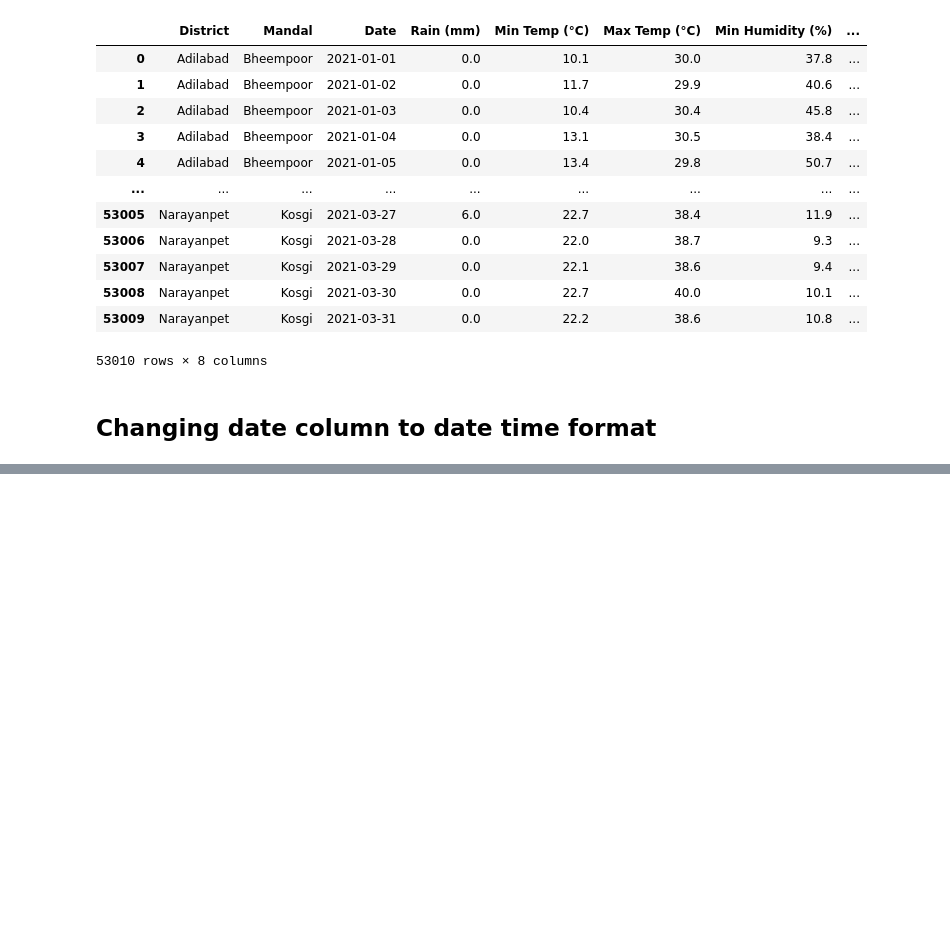
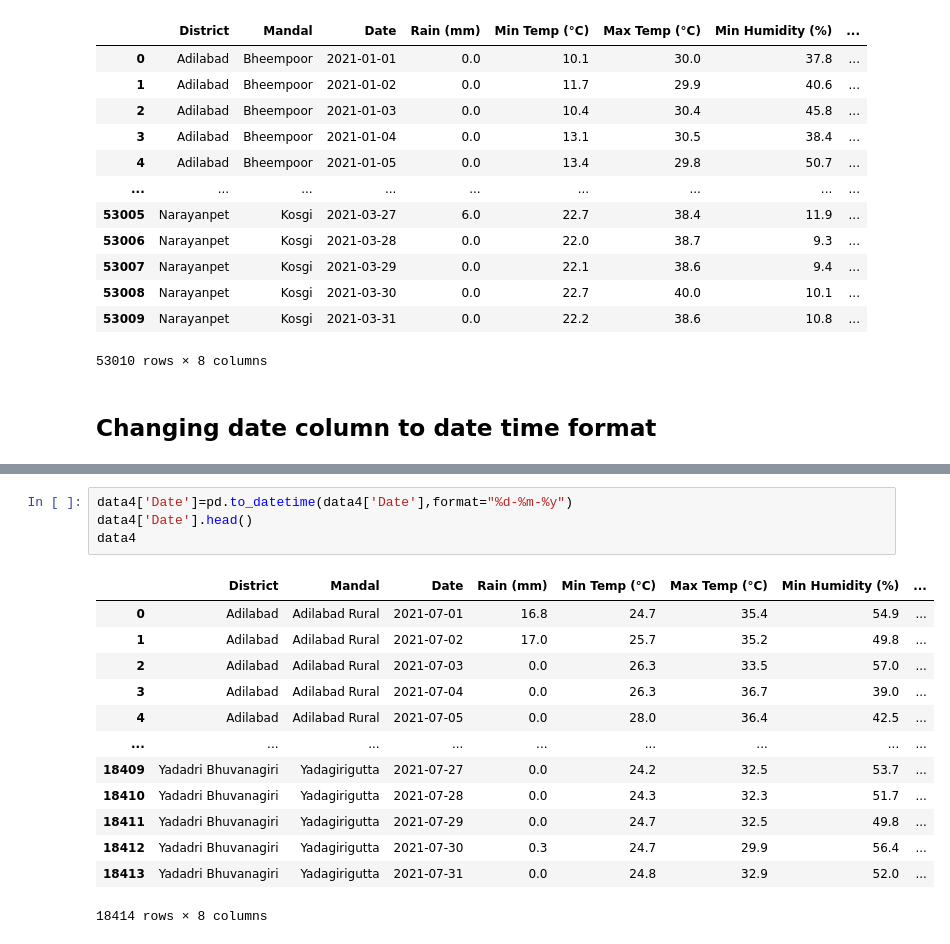
Before and after one commit to smartinternz02/SBSPS-Challenge-7154-SDG-13-Climate-Action, a Jupyter notebook: DATASETS/2021 datasets/project.ipynb, the cells around one changed output, grey strips where cells are left out. Cells and saved outputs as stored; diff of their text form; blank space fills up the shorter version.

```diff
--- a/DATASETS/2021 datasets/project.ipynb
+++ b/DATASETS/2021 datasets/project.ipynb
@@ -532,0 +621,18 @@ data1
+# %%
+data4['Date']=pd.to_datetime(data4['Date'],format="%d-%m-%y")
+data4['Date'].head()
+data4
+# %% [output]
+|  | District | Mandal | Date | Rain (mm) | Min Temp (°C) | Max Temp (°C) | Min Humidity (%) | ... |
+| 0 | Adilabad | Adilabad Rural | 2021-07-01 | 16.8 | 24.7 | 35.4 | 54.9 | ... |
+| 1 | Adilabad | Adilabad Rural | 2021-07-02 | 17.0 | 25.7 | 35.2 | 49.8 | ... |
+| 2 | Adilabad | Adilabad Rural | 2021-07-03 | 0.0 | 26.3 | 33.5 | 57.0 | ... |
+| 3 | Adilabad | Adilabad Rural | 2021-07-04 | 0.0 | 26.3 | 36.7 | 39.0 | ... |
+| 4 | Adilabad | Adilabad Rural | 2021-07-05 | 0.0 | 28.0 | 36.4 | 42.5 | ... |
+| ... | ... | ... | ... | ... | ... | ... | ... | ... |
+| 18409 | Yadadri Bhuvanagiri | Yadagirigutta | 2021-07-27 | 0.0 | 24.2 | 32.5 | 53.7 | ... |
+| 18410 | Yadadri Bhuvanagiri | Yadagirigutta | 2021-07-28 | 0.0 | 24.3 | 32.3 | 51.7 | ... |
+| 18411 | Yadadri Bhuvanagiri | Yadagirigutta | 2021-07-29 | 0.0 | 24.7 | 32.5 | 49.8 | ... |
+| 18412 | Yadadri Bhuvanagiri | Yadagirigutta | 2021-07-30 | 0.3 | 24.7 | 29.9 | 56.4 | ... |
+| 18413 | Yadadri Bhuvanagiri | Yadagirigutta | 2021-07-31 | 0.0 | 24.8 | 32.9 | 52.0 | ... |
+18414 rows × 8 columns
```
Also changed, not shown: parts of 6 cells of this notebook.
